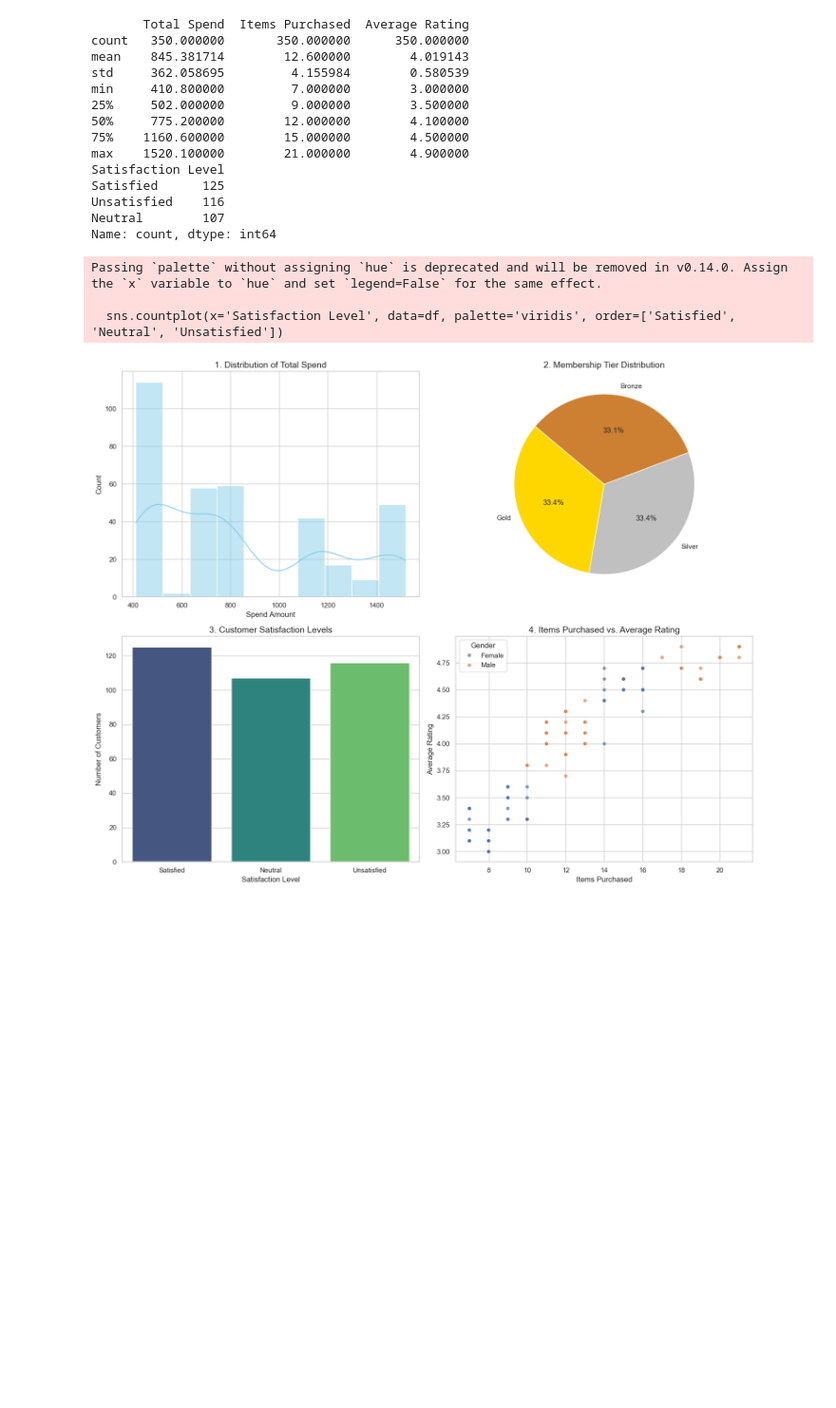
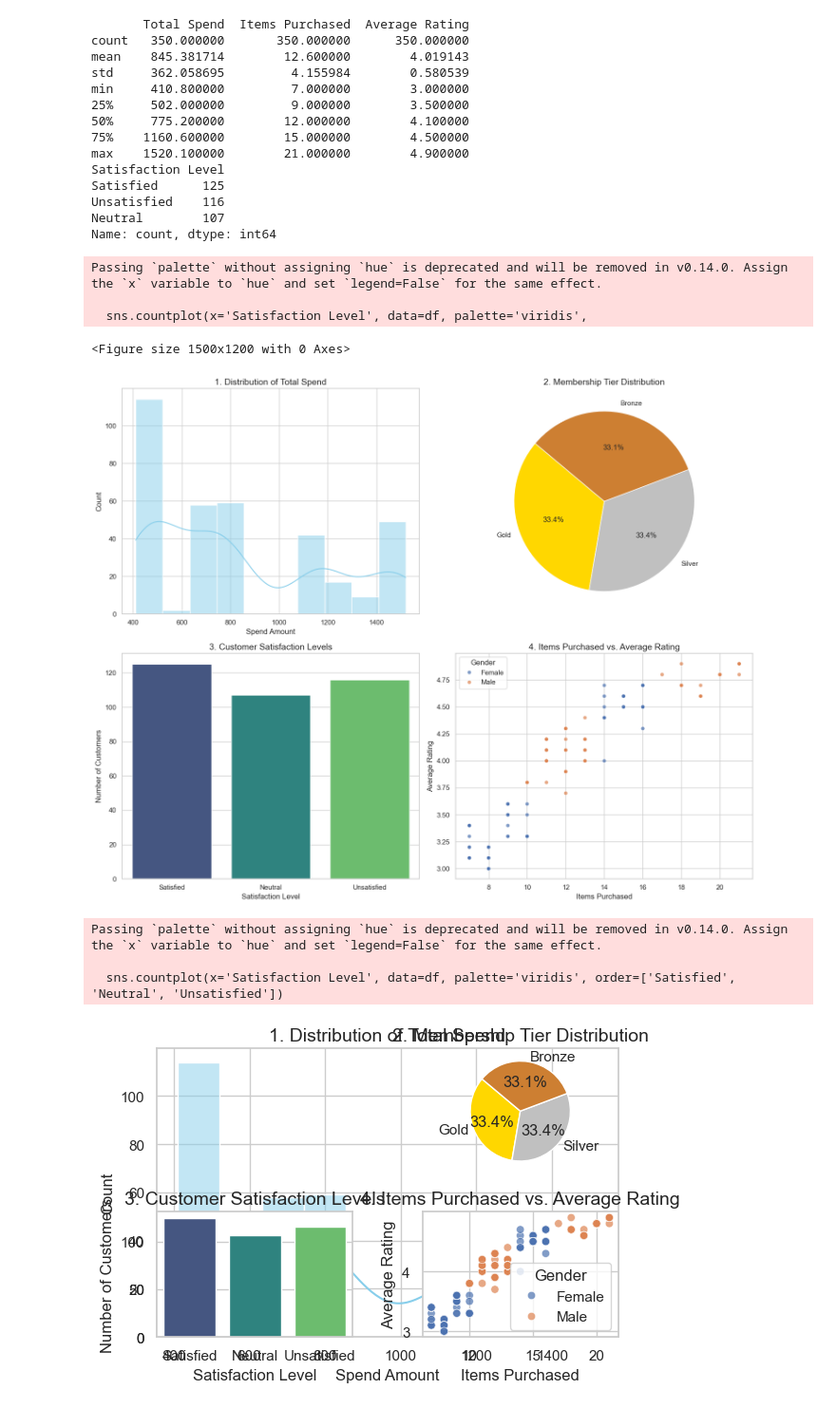
Before and after one commit to Mish864/E-commerce-customer-analytics, a Jupyter notebook: notebooks/milestone1.ipynb, the cells around one changed output. Shown at 95% size. Saved outputs shown, nothing was run; the diff lists cells and outputs as text; code cells hidden in the pictures; blank space fills up the shorter version.

```diff
--- a/notebooks/milestone1.ipynb
+++ b/notebooks/milestone1.ipynb
@@ -68,40 +68,75 @@ Name: count, dtype: int64
 
 import matplotlib.pyplot as plt
 import seaborn as sns
+import pandas as pd
 
 # Set up the figure for 4 visuals (2x2 grid)
 plt.figure(figsize=(15, 12))
 sns.set_theme(style="whitegrid")
 
 # Visual 1: Distribution of Total Spend (Ratio Data)
+import matplotlib.pyplot as plt
+
+df = pd.read_csv("C:\\Users\\ADMIN\\OneDrive\\Desktop(1)\\ecommerce-customer-analytics\\E-commerce Customer Behavior - Sheet1.csv")
+
+plt.figure(figsize=(15, 12))
+sns.set_theme(style="whitegrid")
+
 plt.subplot(2, 2, 1)
+sns.histplot(df['Total Spend'], kde=True, color='skyblue')
+plt.title('1. Distribution of Total Spend', fontsize=14)
+plt.xlabel('Spend Amount')
+
+plt.subplot(2, 2, 2)
+membership_counts = df['Membership Type'].value_counts()
+plt.pie(membership_counts, labels=membership_counts.index, autopct='%1.1f%%',
+        colors=['#ffd700', '#c0c0c0', '#cd7f32'], startangle=140)
+plt.title('2. Membership Tier Distribution', fontsize=14)
+
+plt.subplot(2, 2, 3)
+sns.countplot(x='Satisfaction Level', data=df, palette='viridis',
+              order=['Satisfied', 'Neutral', 'Unsatisfied'])
+plt.title('3. Customer Satisfaction Levels', fontsize=14)
+plt.ylabel('Number of Customers')
+
+plt.subplot(2, 2, 4)
+sns.scatterplot(x='Items Purchased', y='Average Rating', hue='Gender', data=df, alpha=0.7)
+plt.title('4. Items Purchased vs. Average Rating', fontsize=14)
+
+plt.tight_layout()
+plt.show()
 sns.histplot(df['Total Spend'], kde=True, color='skyblue')
 plt.title('1. Distribution of Total Spend', fontsize=14)
 plt.xlabel('Spend Amount')
 
 # Visual 2: Membership Type Proportions (Ordinal Data)
 plt.subplot(2, 2, 2)
 membership_counts = df['Membership Type'].value_counts()
 plt.pie(membership_counts, labels=membership_counts.index, autopct='%1.1f%%',
         colors=['#ffd700', '#c0c0c0', '#cd7f32'], startangle=140)
 plt.title('2. Membership Tier Distribution', fontsize=14)
 
 # Visual 3: Satisfaction Level Frequency (Categorical Data)
 plt.subplot(2, 2, 3)
 sns.countplot(x='Satisfaction Level', data=df, palette='viridis', order=['Satisfied', 'Neutral', 'Unsatisfied'])
 plt.title('3. Customer Satisfaction Levels', fontsize=14)
 plt.ylabel('Number of Customers')
 
 # Visual 4: Items Purchased vs. Average Rating (Relationship)
 plt.subplot(2, 2, 4)
 sns.scatterplot(x='Items Purchased', y='Average Rating', hue='Gender', data=df, alpha=0.7)
 plt.title('4. Items Purchased vs. Average Rating', fontsize=14)
 
 # Final formatting
 plt.tight_layout()
 plt.show()
 # %% [output]
 Passing `palette` without assigning `hue` is deprecated and will be removed in v0.14.0. Assign the `x` variable to `hue` and set `legend=False` for the same effect.
 
-  sns.countplot(x='Satisfaction Level', data=df, palette='viridis', order=['Satisfied', 'Neutral', 'Unsatisfied'])
+  sns.countplot(x='Satisfaction Level', data=df, palette='viridis',
+<Figure size 1500x1200 with 0 Axes>
 [figure]
+Passing `palette` without assigning `hue` is deprecated and will be removed in v0.14.0. Assign the `x` variable to `hue` and set `legend=False` for the same effect.
+
+  sns.countplot(x='Satisfaction Level', data=df, palette='viridis', order=['Satisfied', 'Neutral', 'Unsatisfied'])
+[figure, added]
```
